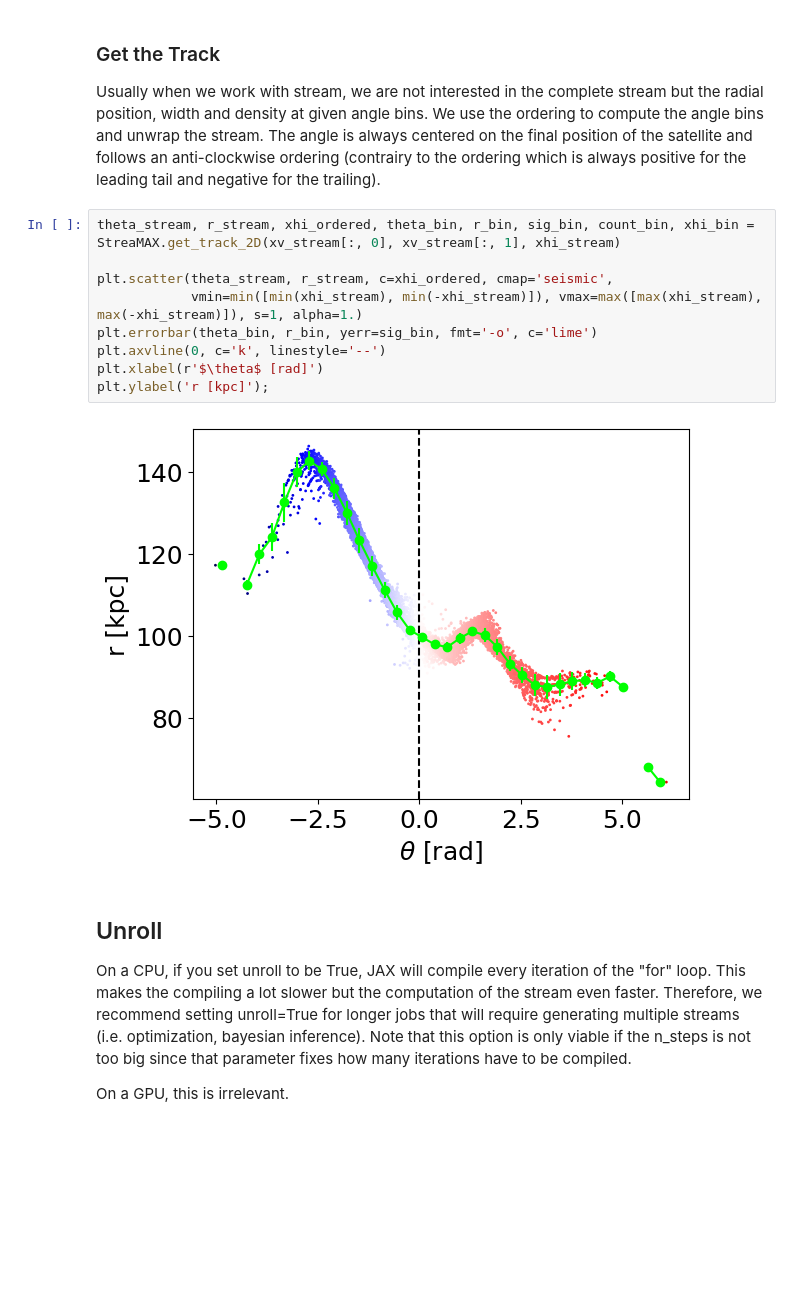
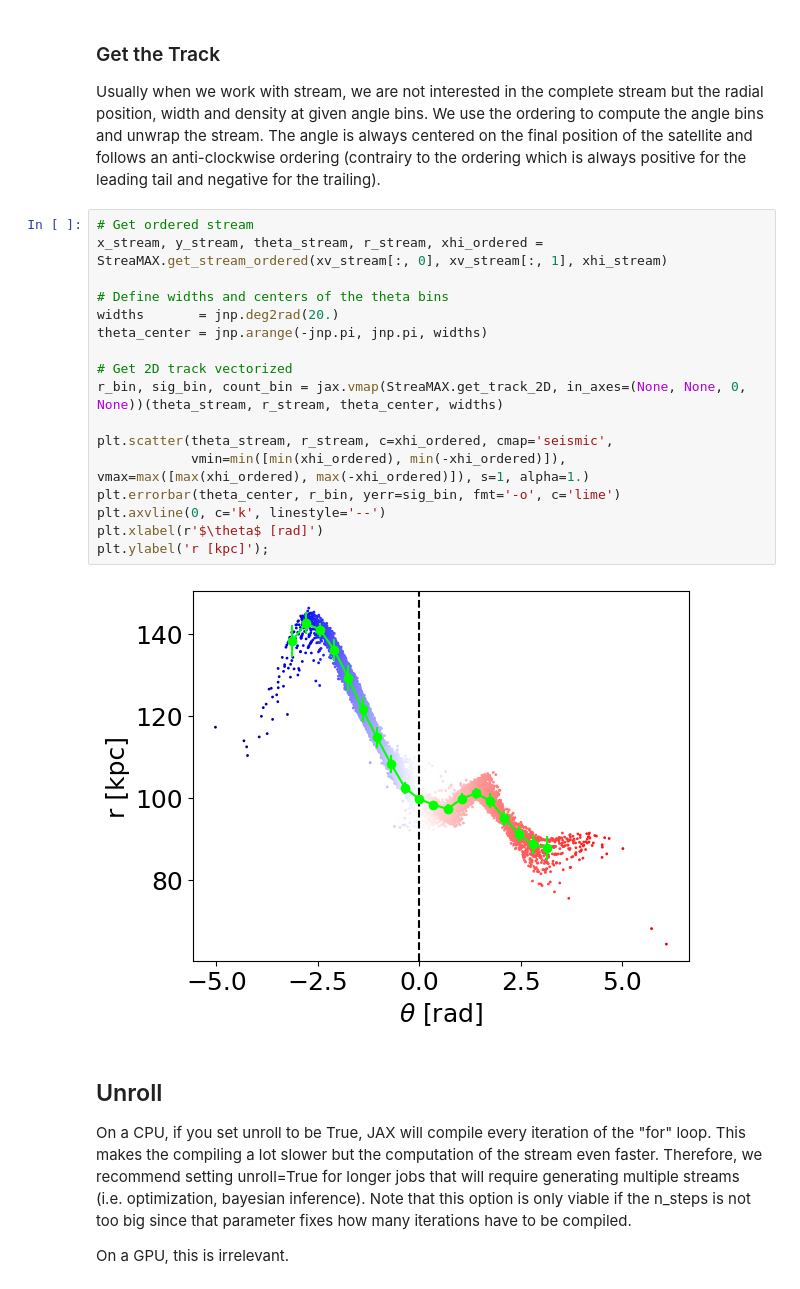
Before and after one commit to David-Chemaly/StreaMAX, a Jupyter notebook: quick_start.ipynb, the cells around one changed output. Cells and saved outputs as stored; diff of their text form; blank space fills up the shorter version.

Commit message:
get track from predifined theta and width

```diff
--- a/quick_start.ipynb
+++ b/quick_start.ipynb
@@ -78,16 +79,24 @@ plt.axis('equal');
 
 Usually when we work with stream, we are not interested in the complete stream but the radial position, width and density at given angle bins. We use the ordering to compute the angle bins and unwrap the stream. The angle is always centered on the final position of the satellite and follows an anti-clockwise ordering (contrairy to the ordering which is always positive for the leading tail and negative for the trailing).
 # %%
-theta_stream, r_stream, xhi_ordered, theta_bin, r_bin, sig_bin, count_bin, xhi_bin = StreaMAX.get_track_2D(xv_stream[:, 0], xv_stream[:, 1], xhi_stream)
+# Get ordered stream
+x_stream, y_stream, theta_stream, r_stream, xhi_ordered = StreaMAX.get_stream_ordered(xv_stream[:, 0], xv_stream[:, 1], xhi_stream)
+
+# Define widths and centers of the theta bins
+widths       = jnp.deg2rad(20.)
+theta_center = jnp.arange(-jnp.pi, jnp.pi, widths)
+
+# Get 2D track vectorized
+r_bin, sig_bin, count_bin = jax.vmap(StreaMAX.get_track_2D, in_axes=(None, None, 0, None))(theta_stream, r_stream, theta_center, widths)
 
 plt.scatter(theta_stream, r_stream, c=xhi_ordered, cmap='seismic',
-            vmin=min([min(xhi_stream), min(-xhi_stream)]), vmax=max([max(xhi_stream), max(-xhi_stream)]), s=1, alpha=1.)
-plt.errorbar(theta_bin, r_bin, yerr=sig_bin, fmt='-o', c='lime')
+            vmin=min([min(xhi_ordered), min(-xhi_ordered)]), vmax=max([max(xhi_ordered), max(-xhi_ordered)]), s=1, alpha=1.)
+plt.errorbar(theta_center, r_bin, yerr=sig_bin, fmt='-o', c='lime')
 plt.axvline(0, c='k', linestyle='--')
 plt.xlabel(r'$\theta$ [rad]')
 plt.ylabel('r [kpc]');
 # %% [output]
-[figure, old version]
+[figure, new version]
 # %% [markdown]
 ## Unroll
 
```
Also changed, not shown: parts of 2 cells of this notebook, 1 other file.
